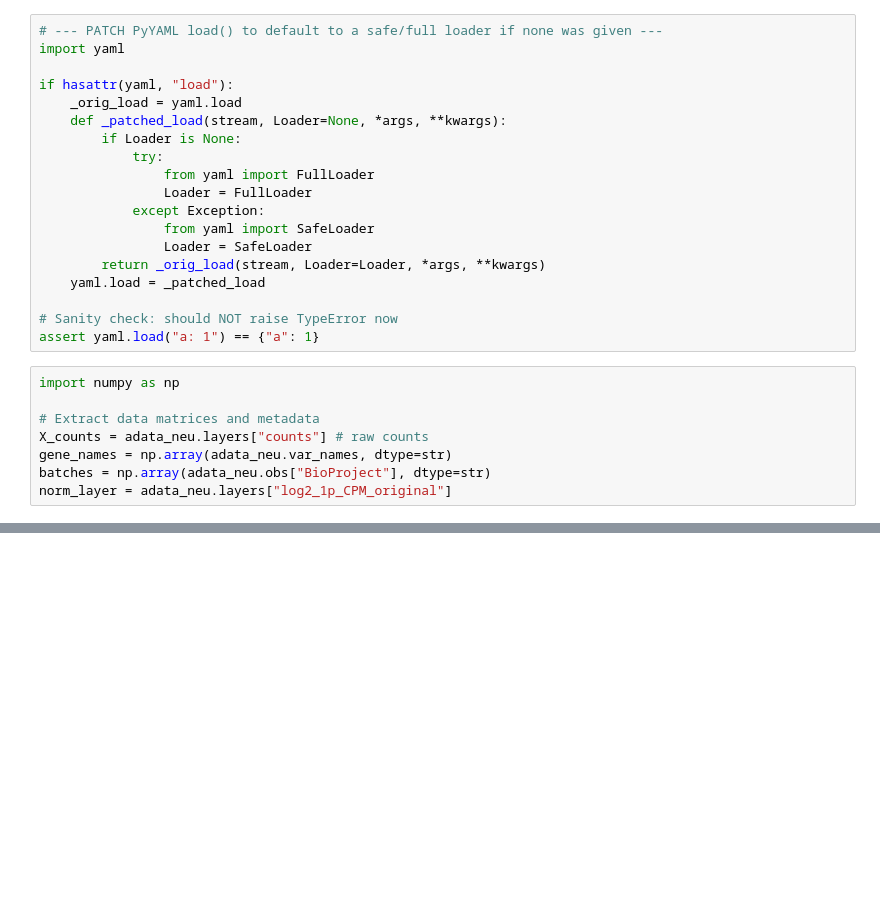
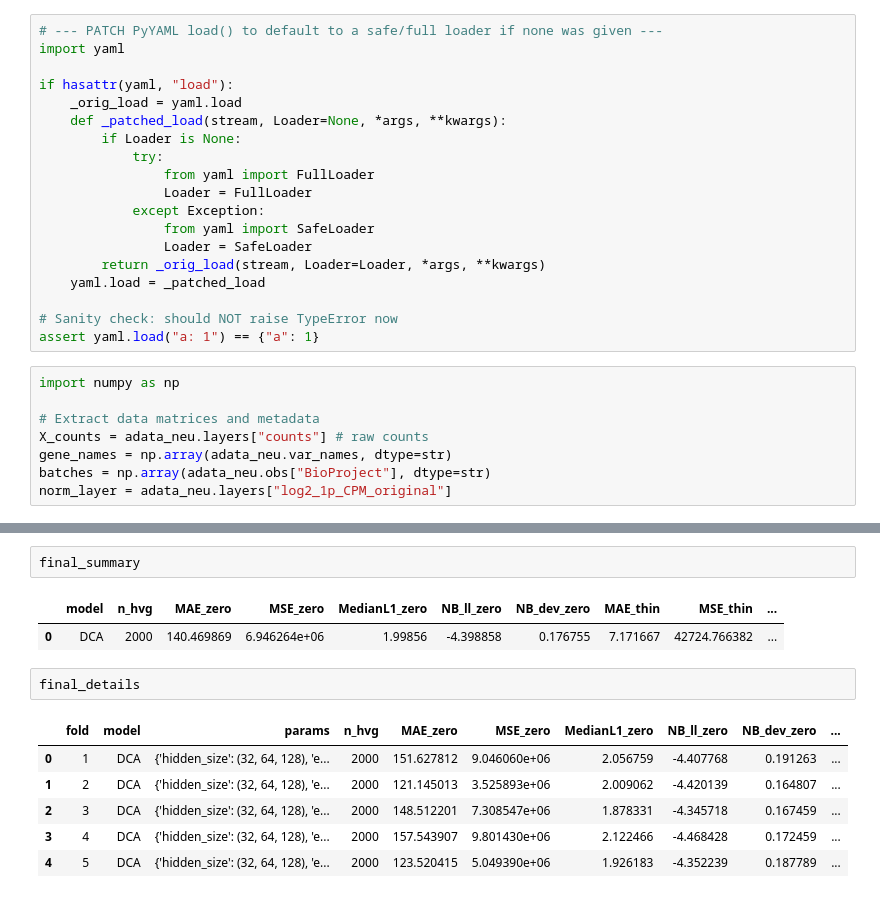
Before and after one commit to 2damlee/denoising_rna_sequencing, a Jupyter notebook: Thesis_project/notebooks/dropout_imputation/dca_dropout.ipynb, the cells around one changed output, grey strips where cells are left out. Drawn from its saved outputs; the diff is of its cells as text; blank space fills up the shorter version.

```diff
--- a/Thesis_project/notebooks/dropout_imputation/dca_dropout.ipynb
+++ b/Thesis_project/notebooks/dropout_imputation/dca_dropout.ipynb
@@ -206,0 +168,14 @@ AttributeError: 'RMSprop' object has no attribute 'get_updates'
+# %%
+final_summary
+# %% [output]
+|  | model | n_hvg | MAE_zero | MSE_zero | MedianL1_zero | NB_ll_zero | NB_dev_zero | MAE_thin | MSE_thin | ... |
+| 0 | DCA | 2000 | 140.469869 | 6.946264e+06 | 1.99856 | -4.398858 | 0.176755 | 7.171667 | 42724.766382 | ... |
+# %%
+final_details
+# %% [output]
+|  | fold | model | params | n_hvg | MAE_zero | MSE_zero | MedianL1_zero | NB_ll_zero | NB_dev_zero | ... |
+| 0 | 1 | DCA | {'hidden_size': (32, 64, 128), 'e... | 2000 | 151.627812 | 9.046060e+06 | 2.056759 | -4.407768 | 0.191263 | ... |
+| 1 | 2 | DCA | {'hidden_size': (32, 64, 128), 'e... | 2000 | 121.145013 | 3.525893e+06 | 2.009062 | -4.420139 | 0.164807 | ... |
+| 2 | 3 | DCA | {'hidden_size': (32, 64, 128), 'e... | 2000 | 148.512201 | 7.308547e+06 | 1.878331 | -4.345718 | 0.167459 | ... |
+| 3 | 4 | DCA | {'hidden_size': (32, 64, 128), 'e... | 2000 | 157.543907 | 9.801430e+06 | 2.122466 | -4.468428 | 0.172459 | ... |
+| 4 | 5 | DCA | {'hidden_size': (32, 64, 128), 'e... | 2000 | 123.520415 | 5.049390e+06 | 1.926183 | -4.352239 | 0.187789 | ... |
```
Also changed, not shown: parts of 3 cells of this notebook, 2 other files.
